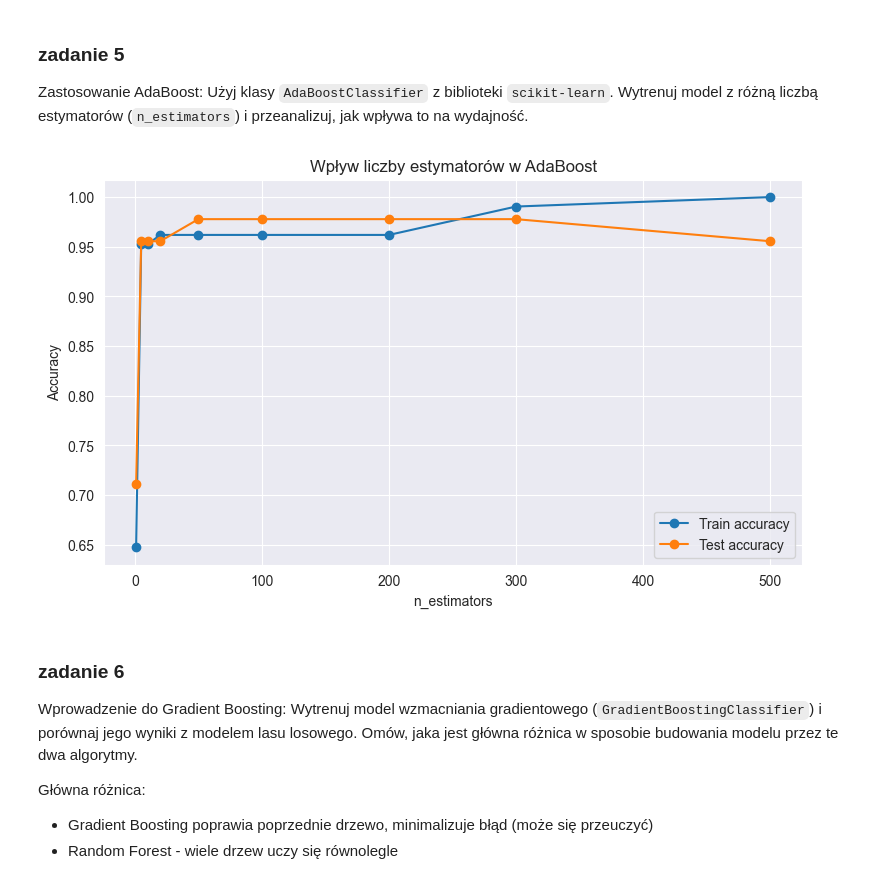
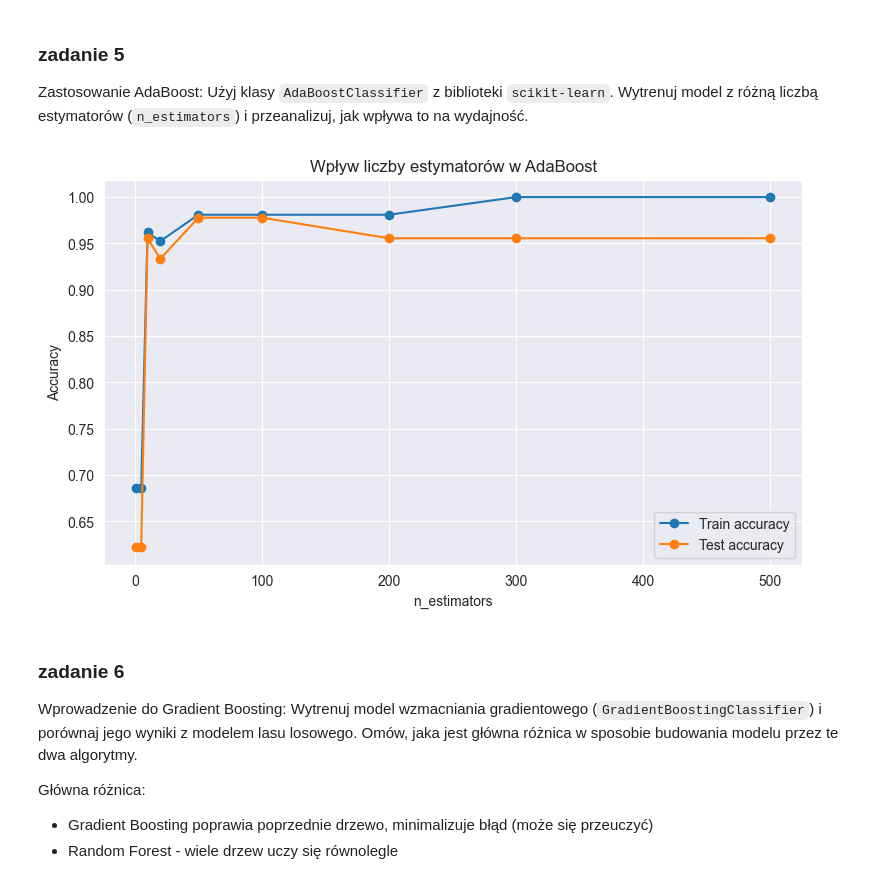
Before and after one commit to MariaNowacka/ml, a Jupyter notebook: l4.ipynb, the cells around one changed output. Saved outputs shown, nothing was run; the diff lists cells and outputs as text; code cells hidden in the pictures.

```diff
--- a/l4.ipynb
+++ b/l4.ipynb
@@ -182,26 +190,30 @@ plt.show()
 Zastosowanie AdaBoost: Użyj klasy `AdaBoostClassifier` z biblioteki `scikit-learn`. Wytrenuj model z różną liczbą estymatorów
 (`n_estimators`) i przeanalizuj, jak wpływa to na wydajność.
 # %%
+X = iris.data
+y = iris.target
+X_train, X_test, y_train, y_test = train_test_split(
+    X, y, test_size=0.3)
 estimators = [1,5,10,20,50,100,200,300,500]
 train_acc = []
 test_acc = []
 for n in estimators:
     model = AdaBoostClassifier(estimator=DecisionTreeClassifier(max_depth=1),n_estimators=n, learning_rate=0.1)
     model.fit(X_train, y_train)
     train_acc.append(model.score(X_train, y_train))
     test_acc.append(model.score(X_test, y_test))
 
 plt.figure(figsize=(9,5))
 plt.plot(estimators, train_acc, marker='o', label="Train accuracy")
 plt.plot(estimators, test_acc, marker='o', label="Test accuracy")
 plt.xlabel("n_estimators")
 plt.ylabel("Accuracy")
 plt.title("Wpływ liczby estymatorów w AdaBoost")
 plt.legend()
 plt.grid(True)
 plt.show()
 # %% [output]
-[figure, old version]
+[figure, new version]
 # %% [markdown]
 ### zadanie 6
 Wprowadzenie do Gradient Boosting: Wytrenuj model wzmacniania gradientowego (`GradientBoostingClassifier`) i porównaj jego wyniki z modelem lasu losowego. Omów, jaka jest główna różnica w
```
Also changed, not shown: parts of 9 cells of this notebook.
